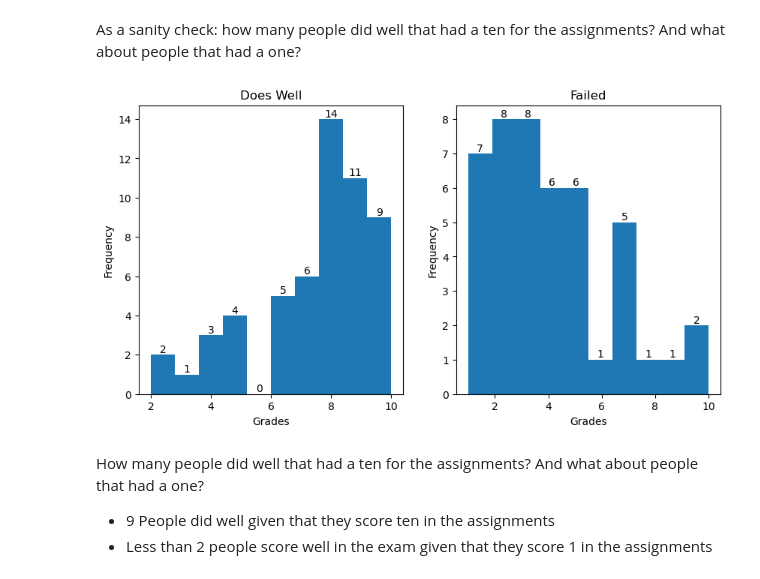
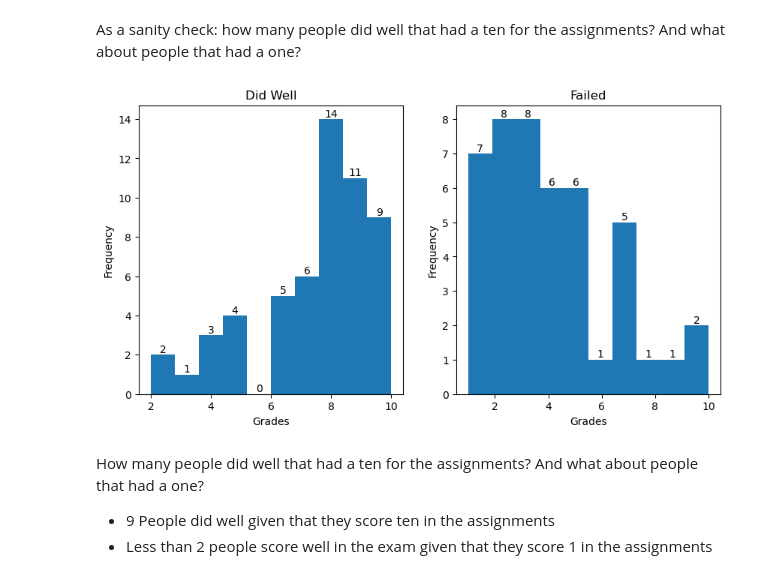
Before and after one commit to danilotpnta/machine_learning1, a Jupyter notebook: Lab1/14077566_lab1.ipynb, the cells around one changed output. Saved outputs shown, nothing was run; the diff lists cells and outputs as text; code cells hidden in the pictures.

```diff
--- a/Lab1/14077566_lab1.ipynb
+++ b/Lab1/14077566_lab1.ipynb
@@ -271,35 +268,33 @@ assert does_wells.shape == (len(grades), )
 # %% [markdown]
 As a sanity check: how many people did well that had a ten for the assignments? And what about people that had a one?
 # %%
-# Make an stack joining the grades and the prob of pass or fail
+# Join grades and prob of pass or fail
 joint = np.column_stack((does_wells, grades))
 
-# Catching only the grades from the joint that passed
+# Extract only passing passed
 does_well = joint[joint[:,0]==1][:,1]
 
-# Catching only the grades from the joint that grades
+# Extract only failing passed
 failed = joint[joint[:,0]==0][:,1]
 
-# Create figure
+# Plot the freq of grades that passed
 fig = plt.figure(figsize=(10, 5))
-
-# Plot the freq of grades that passed
 ax1 = plt.subplot(1, 2, 1)
 counts, edges, bars = ax1.hist(does_well)
 ax1.bar_label(bars)
 ax1.set_ylabel('Frequency')
 ax1.set_xlabel('Grades')
-ax1.title.set_text('Does Well')
+ax1.title.set_text('Did Well')
 
 ax2 = plt.subplot(1, 2, 2)
 ax2.title.set_text('Failed')
 ax2.set_ylabel('Frequency')
 ax2.set_xlabel('Grades')
 counts, edges, bars = ax2.hist(failed)
 ax2.bar_label(bars)
 plt.show()
 # %% [output]
-[figure, old version]
+[figure, new version]
 # %% [markdown]
 How many people did well that had a ten for the assignments? And what about people that had a one?
 - 9 People did well given that they score ten in the assignments
```
Also changed, not shown: parts of 15 cells of this notebook.
